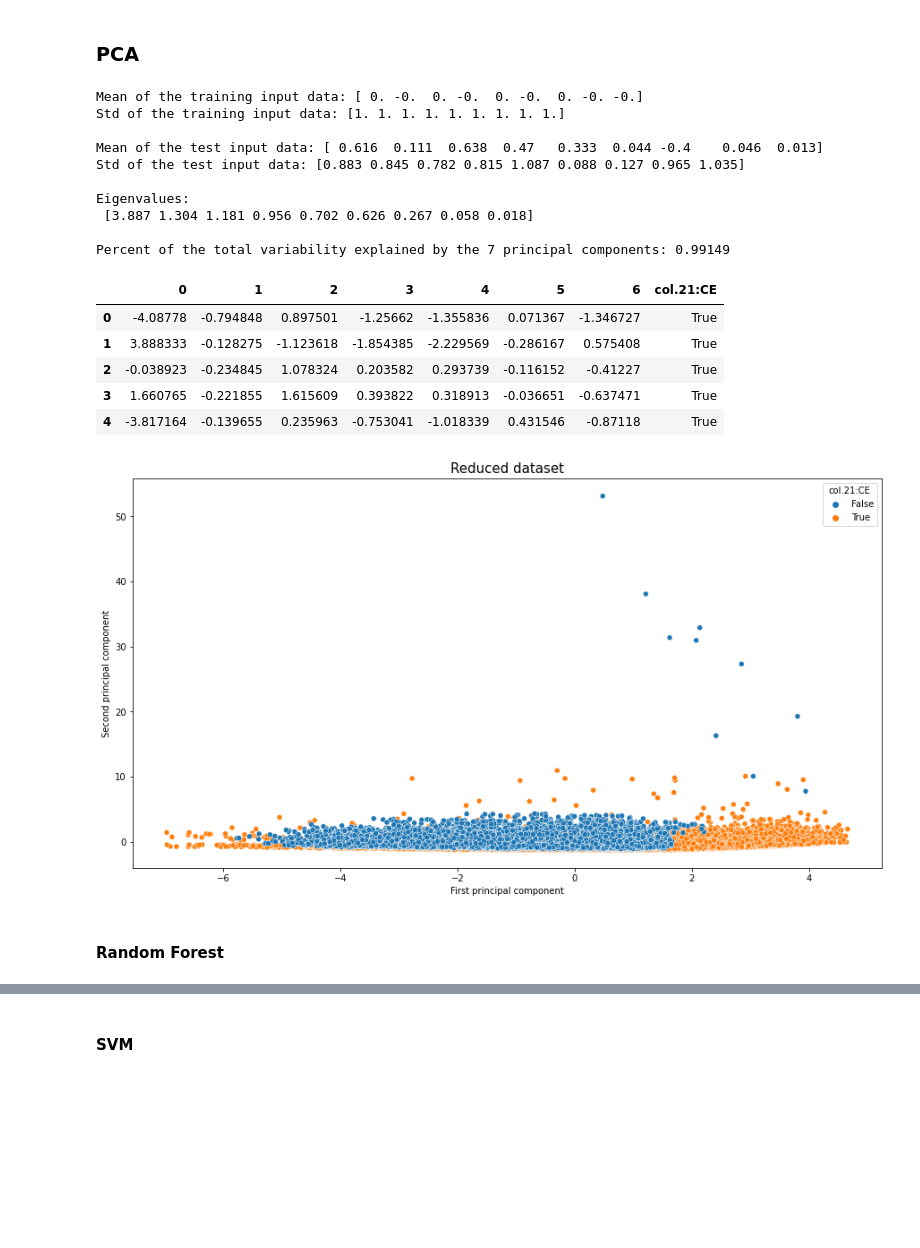
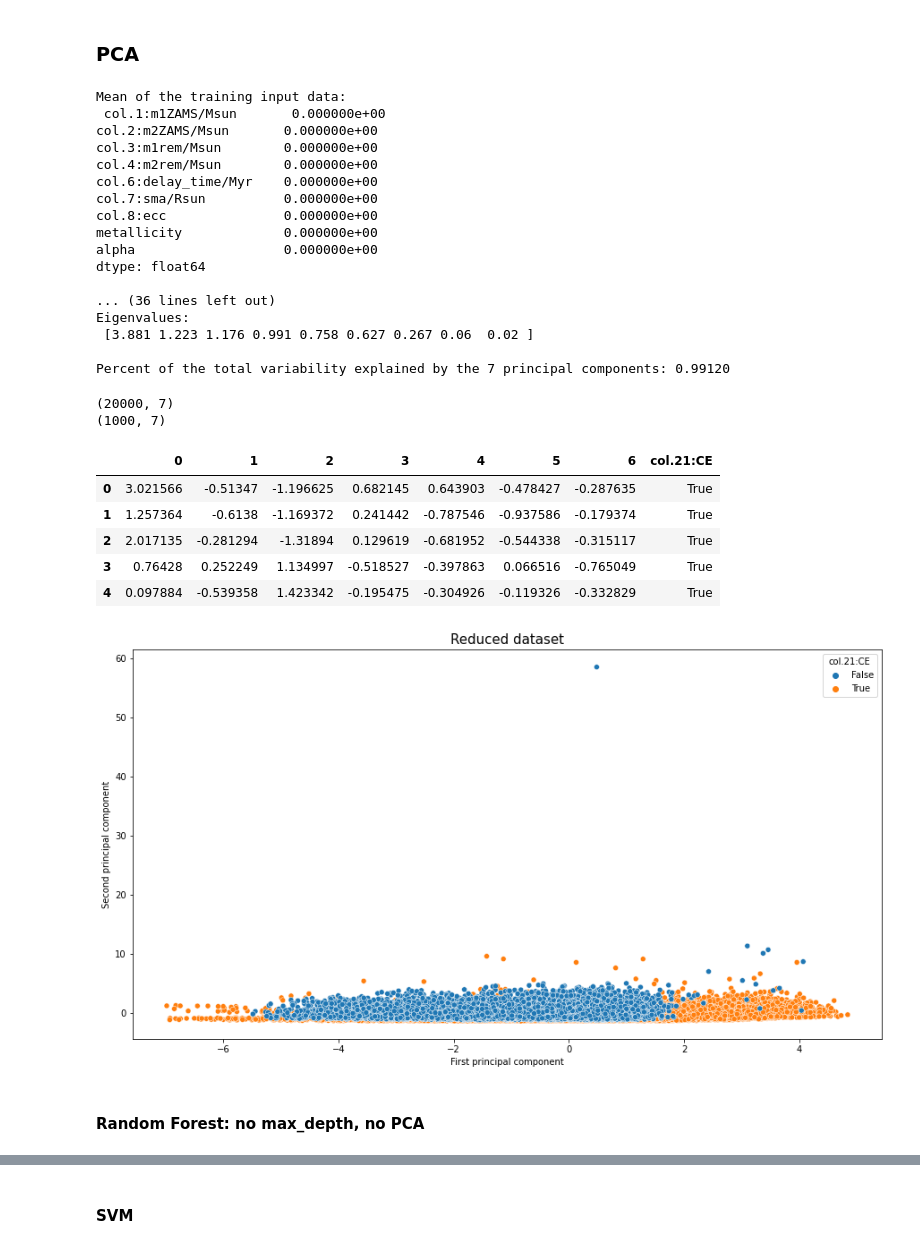
Before and after one commit to PaoloZinesi/TheFormationOfBinaryBlackHoles, a Jupyter notebook: LCP_projects_Y4-Group9/Project.ipynb, the cells around one changed output, grey strips where cells are left out. Saved outputs shown, nothing was run; the diff lists cells and outputs as text; code cells hidden in the pictures; blank space fills up the shorter version.

Commit message:
Added RF visualization and small changes

```diff
--- a/LCP_projects_Y4-Group9/Project.ipynb
+++ b/LCP_projects_Y4-Group9/Project.ipynb
@@ -109,11 +110,11 @@ frame_sample = pd.concat([frame_true.sample(n=int(0.5*(m_train+m_test))),
 frame_train = frame_sample.iloc[:m_train]
 frame_test = frame_sample.iloc[-m_test:]
 
-# convert dataframe into a numpy array
-X_train = frame_train.drop(labels=["col.0:ID","col.21:CE"], axis=1).values
-Y_train = frame_train["col.21:CE"].apply(lambda x: np.sum(x)).values
-X_test = frame_test.drop(labels=["col.0:ID","col.21:CE"], axis=1).values
-Y_test = frame_test["col.21:CE"].apply(lambda x: np.sum(x)).values
+# separate dataframes
+X_train = frame_train.drop(labels=["col.0:ID","col.21:CE"], axis=1)
+Y_train = frame_train["col.21:CE"].apply(lambda x: np.sum(x))
+X_test = frame_test.drop(labels=["col.0:ID","col.21:CE"], axis=1)
+Y_test = frame_test["col.21:CE"].apply(lambda x: np.sum(x))
 # %% [markdown]
 ### PCA
 # %%
@@ -124,15 +125,16 @@ from sklearn import preprocessing
 scaler = preprocessing.StandardScaler().fit(X_train)
 
 np.set_printoptions(suppress=True) # sets to zero floating point numbers < min_float_eps
-X_train_ = scaler.transform(X_train)
-print ("\nMean of the training input data:", X_train_.mean(axis=0))
-print ("Std of the training input data:", X_train_.std(axis=0))
-X_test_ = scaler.transform(X_test) # use the same transformation on test data
-print ("\nMean of the test input data:", X_test_.mean(axis=0))
-print ("Std of the test input data:", X_test_.std(axis=0))
+pd.set_option("chop_threshold", 1e-08)
+X_train_ = pd.DataFrame(scaler.transform(X_train),columns=X_train.columns)
+print ("\nMean of the training input data:\n", X_train_.mean(axis=0))
+print ("\nStd of the training input data:\n", X_train_.std(axis=0))
+X_test_ = pd.DataFrame(scaler.transform(X_test),columns=X_test.columns) # use the same transformation on test data
+print ("\nMean of the test input data:\n", X_test_.mean(axis=0))
+print ("\nStd of the test input data:\n", X_test_.std(axis=0))
 
 # PCA
-data_PCA = X_train_.T
+data_PCA = X_train_.values.T
 # eigenvectors and eigenvalues using SVD
 U, spectrum, Vt = la.svd(data_PCA)
 V = U                          # eigenvectors matrix
@@ -145,48 +147,57 @@ ncomp = 7
 variability_PC = np.sum(l[:ncomp])/np.sum(l)
 print('\nPercent of the total variability explained by the %.0f principal components: %.5f' %(ncomp, variability_PC))
 # %% [output]
-Mean of the training input data: [ 0. -0.  0. -0.  0. -0.  0. -0. -0.]
-Std of the training input data: [1. 1. 1. 1. 1. 1. 1. 1. 1.]
+Mean of the training input data:
+ col.1:m1ZAMS/Msun       0.000000e+00
+col.2:m2ZAMS/Msun       0.000000e+00
+col.3:m1rem/Msun        0.000000e+00
+col.4:m2rem/Msun        0.000000e+00
+col.6:delay_time/Myr    0.000000e+00
+col.7:sma/Rsun          0.000000e+00
+col.8:ecc               0.000000e+00
+metallicity             0.000000e+00
+alpha                   0.000000e+00
+dtype: float64
 
-Mean of the test input data: [ 0.616  0.111  0.638  0.47   0.333  0.044 -0.4    0.046  0.013]
-Std of the test input data: [0.883 0.845 0.782 0.815 1.087 0.088 0.127 0.965 1.035]
+... (36 lines left out)
+Eigenvalues:
+ [3.881 1.223 1.176 0.991 0.758 0.627 0.267 0.06  0.02 ]
 
-Eigenvalues:
- [3.887 1.304 1.181 0.956 0.702 0.626 0.267 0.058 0.018]
-
-Percent of the total variability explained by the 7 principal components: 0.99149
+Percent of the total variability explained by the 7 principal components: 0.99120
 # %%
 # Data in the PCA basis
 data_ = np.dot(V.T, data_PCA)
 
 # Reduce the dimensionality of the dataset
 data_reduced = data_[:ncomp,:]
 
-X_train_PCA = data_reduced.T
-X_test_PCA = np.dot(V.T, X_test_.T)[:ncomp,:].T
-# print(X_train_PCA.shape)
-# print(X_test_PCA.shape)
+X_train_PCA = pd.DataFrame(data_reduced.T)
+X_test_PCA = pd.DataFrame(np.dot(V.T, X_test_.T)[:ncomp,:].T)
+print(X_train_PCA.shape)
+print(X_test_PCA.shape)
 
 df = pd.DataFrame(np.column_stack((X_train_PCA, frame_train["col.21:CE"])))
 df.rename(columns = {7:'col.21:CE'}, inplace=True)
 display(df.head())
 
 plt.figure(figsize=(15, 8))
 sns.scatterplot(x=0, y=1, hue='col.21:CE', data=df)
 plt.xlabel('First principal component')
 plt.ylabel('Second principal component')
 plt.title('Reduced dataset', fontsize=15)
 plt.show()
 # %% [output]
+(20000, 7)
+(1000, 7)
 |  | 0 | 1 | 2 | 3 | 4 | 5 | 6 | col.21:CE |
-| 0 | -4.08778 | -0.794848 | 0.897501 | -1.25662 | -1.355836 | 0.071367 | -1.346727 | True |
-| 1 | 3.888333 | -0.128275 | -1.123618 | -1.854385 | -2.229569 | -0.286167 | 0.575408 | True |
-| 2 | -0.038923 | -0.234845 | 1.078324 | 0.203582 | 0.293739 | -0.116152 | -0.41227 | True |
-| 3 | 1.660765 | -0.221855 | 1.615609 | 0.393822 | 0.318913 | -0.036651 | -0.637471 | True |
-| 4 | -3.817164 | -0.139655 | 0.235963 | -0.753041 | -1.018339 | 0.431546 | -0.87118 | True |
+| 0 | 3.021566 | -0.51347 | -1.196625 | 0.682145 | 0.643903 | -0.478427 | -0.287635 | True |
+| 1 | 1.257364 | -0.6138 | -1.169372 | 0.241442 | -0.787546 | -0.937586 | -0.179374 | True |
+| 2 | 2.017135 | -0.281294 | -1.31894 | 0.129619 | -0.681952 | -0.544338 | -0.315117 | True |
+| 3 | 0.76428 | 0.252249 | 1.134997 | -0.518527 | -0.397863 | 0.066516 | -0.765049 | True |
+| 4 | 0.097884 | -0.539358 | 1.423342 | -0.195475 | -0.304926 | -0.119326 | -0.332829 | True |
-[figure, old version]
+[figure, new version]
 # %% [markdown]
-#### Random Forest
+#### Random Forest: no max_depth, no PCA
 # %%
 RF_clf = RandomForestClassifier(max_depth=None)
 RF_clf.fit(X_train, Y_train)
```
Also changed, not shown: parts of 6 cells of this notebook.
